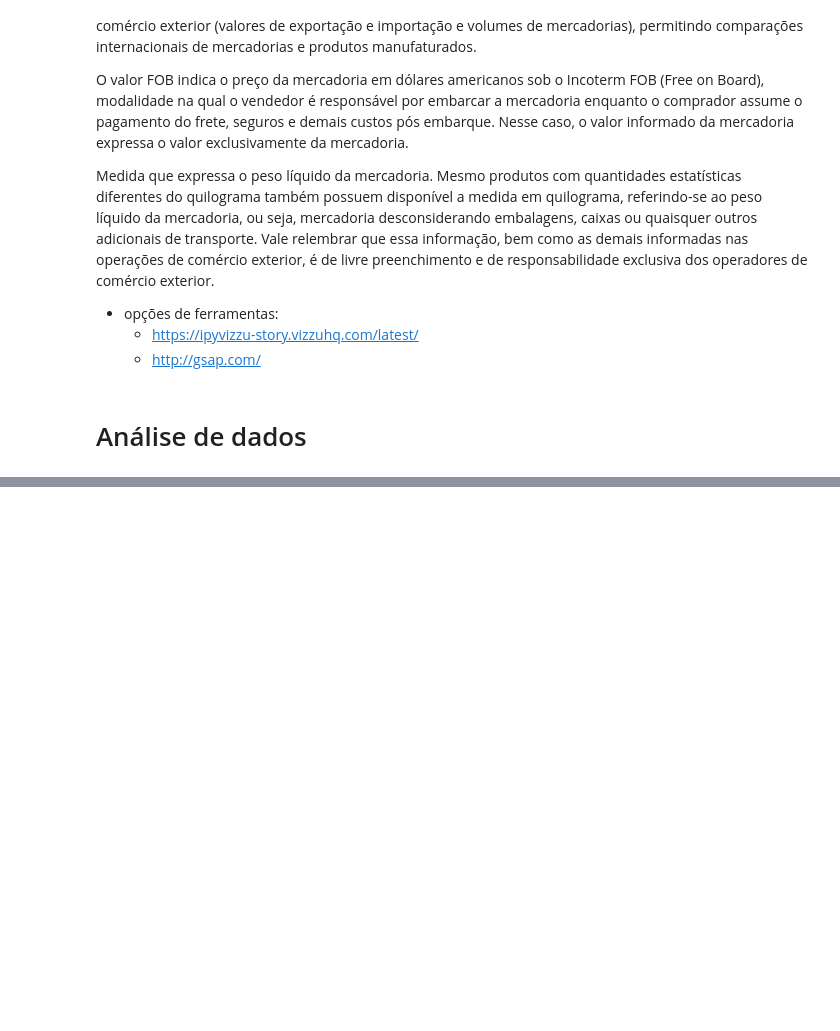
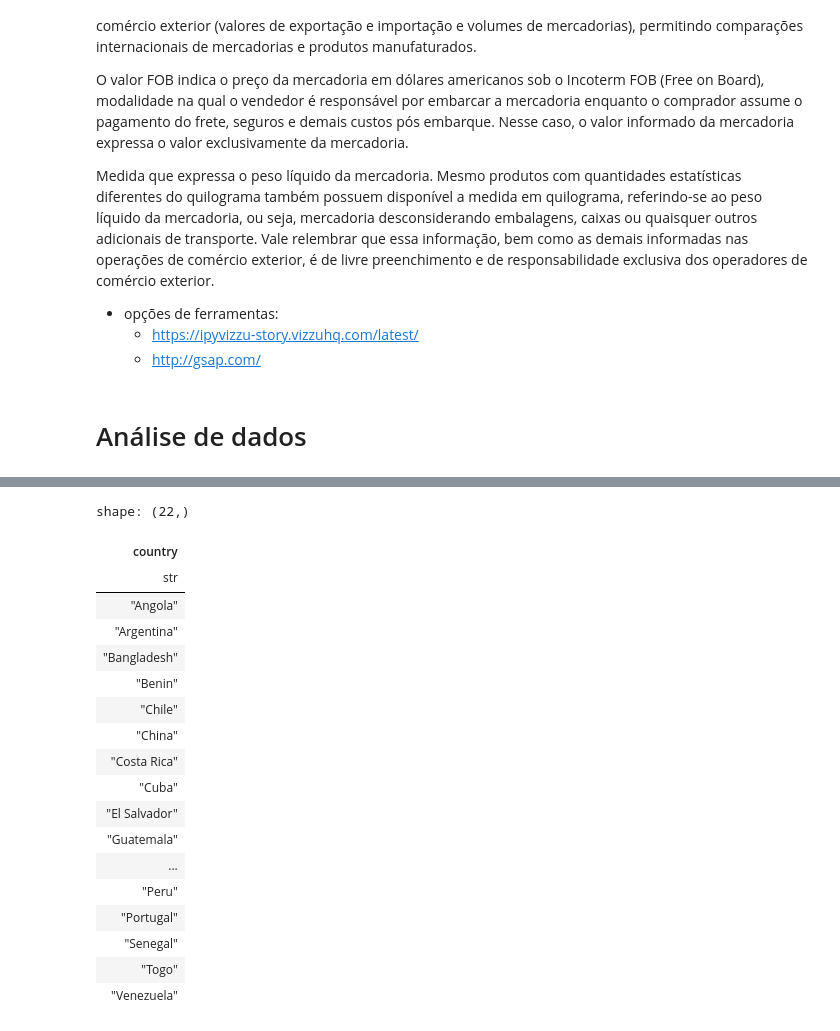
Before and after one commit to carlosvneves/fiap_techchallenge01, a Jupyter notebook: tech_challenge_fase01/wineData/src/wineDataAnalysis-polars.ipynb, the cells around one changed output, grey strips where cells are left out. Cells and saved outputs as stored; diff of their text form; code cells hidden in the pictures; blank space fills up the shorter version.

```diff
--- a/tech_challenge_fase01/wineData/src/wineDataAnalysis-polars.ipynb
+++ b/tech_challenge_fase01/wineData/src/wineDataAnalysis-polars.ipynb
@@ -115,0 +205,22 @@ shape: (5, 56)
+# %%
+exp_vinho_qty[:,"country"]
+# %% [output]
+shape: (22,)
+| country |
+| str |
+| "Angola" |
+| "Argentina" |
+| "Bangladesh" |
+| "Benin" |
+| "Chile" |
+| "China" |
+| "Costa Rica" |
+| "Cuba" |
+| "El Salvador" |
+| "Guatemala" |
+| ... |
+| "Peru" |
+| "Portugal" |
+| "Senegal" |
+| "Togo" |
+| "Venezuela" |
```
Also changed, not shown: parts of 10 cells of this notebook, 2 other files.
